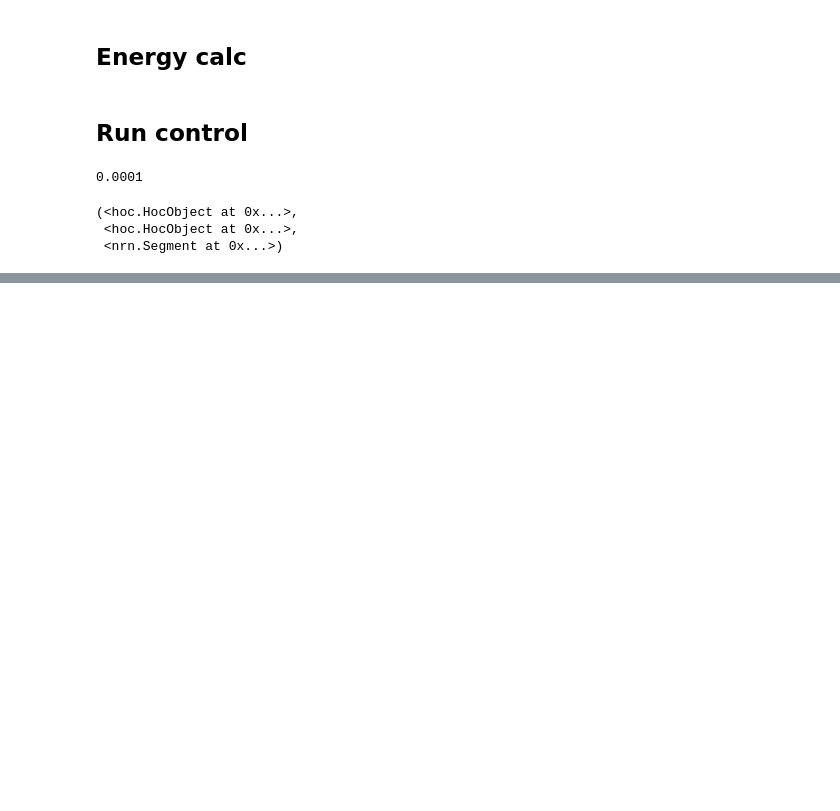
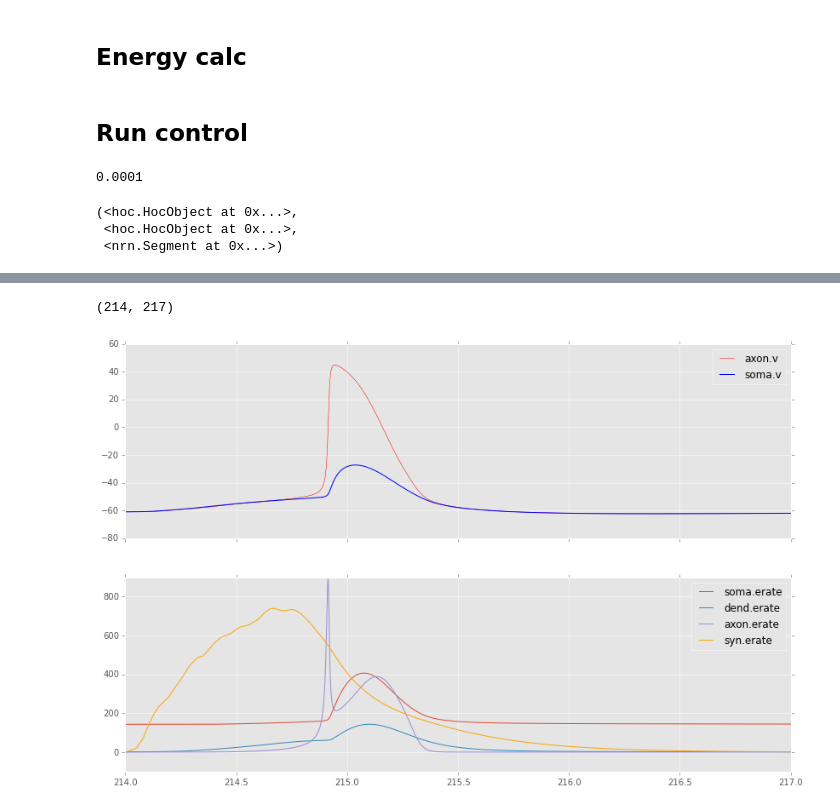
Before and after one commit to abrazhe/OC2, a Jupyter notebook: Spencer-energy.ipynb, the cells around one changed output, grey strips where cells are left out. Saved outputs shown, nothing was run; the diff lists cells and outputs as text; code cells hidden in the pictures; blank space fills up the shorter version.

```diff
--- a/Spencer-energy.ipynb
+++ b/Spencer-energy.ipynb
@@ -278,0 +278,6 @@ xlim(100, 105)
+# %%
+plot_traj(data)
+xlim(214, 217)
+# %% [output]
+(214, 217)
+[figure, added]
```
Also changed, not shown: parts of 3 cells of this notebook.
